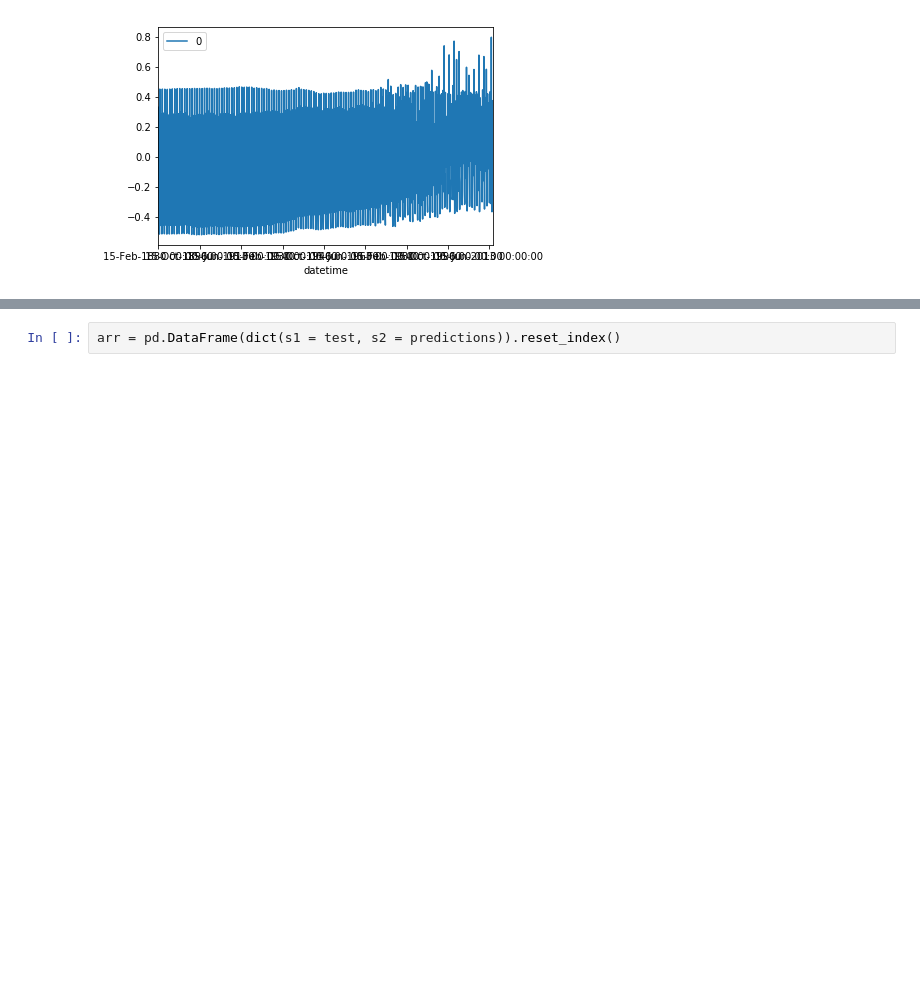
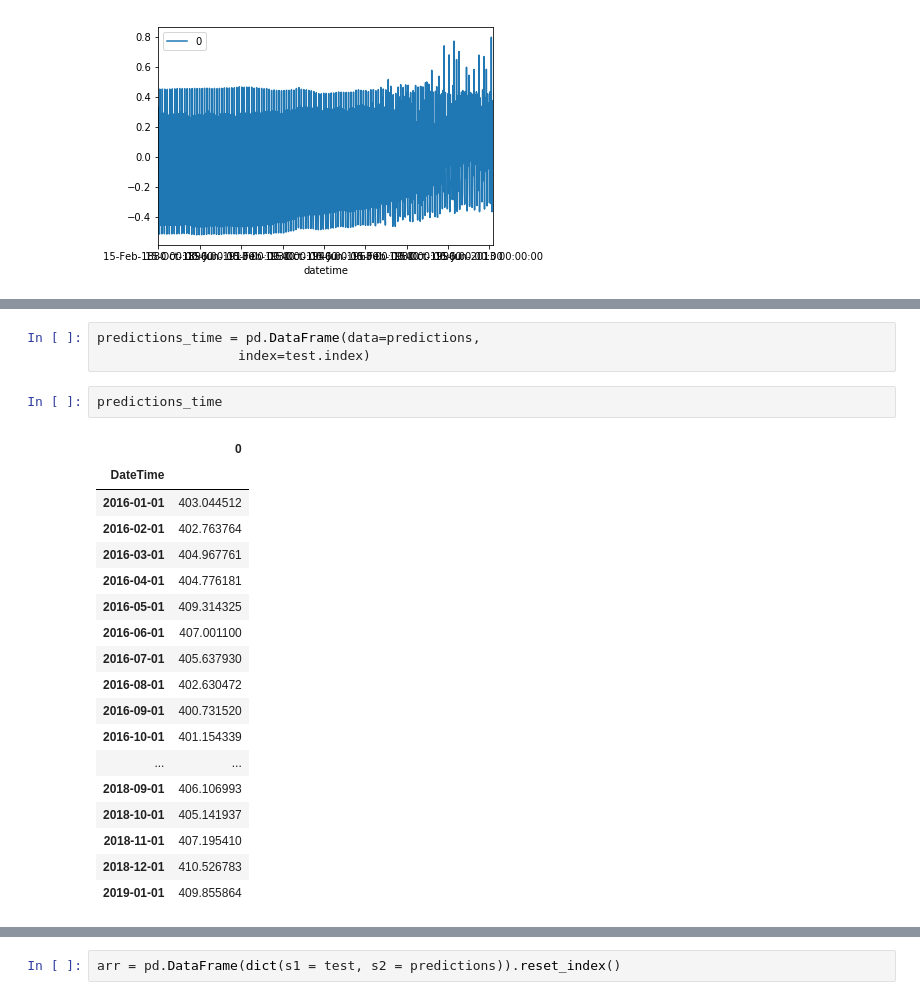
Before and after one commit to SimoAntikainen/sarimax-climate-change-forecast, a Jupyter notebook: Untitled.ipynb, the cells around one changed output, grey strips where cells are left out. Cells and saved outputs as stored; diff of their text form; blank space fills up the shorter version.

```diff
--- a/Untitled.ipynb
+++ b/Untitled.ipynb
@@ -269,0 +220,24 @@ Name: data_mean_global, Length: 81, dtype: float64
+# %%
+predictions_time = pd.DataFrame(data=predictions,
+                  index=test.index)
+# %%
+predictions_time
+# %% [output]
+|  | 0 |
+| DateTime |  |
+| 2016-01-01 | 403.044512 |
+| 2016-02-01 | 402.763764 |
+| 2016-03-01 | 404.967761 |
+| 2016-04-01 | 404.776181 |
+| 2016-05-01 | 409.314325 |
+| 2016-06-01 | 407.001100 |
+| 2016-07-01 | 405.637930 |
+| 2016-08-01 | 402.630472 |
+| 2016-09-01 | 400.731520 |
+| 2016-10-01 | 401.154339 |
+| ... | ... |
+| 2018-09-01 | 406.106993 |
+| 2018-10-01 | 405.141937 |
+| 2018-11-01 | 407.195410 |
+| 2018-12-01 | 410.526783 |
+| 2019-01-01 | 409.855864 |
```
Also changed, not shown: parts of 14 cells of this notebook.
